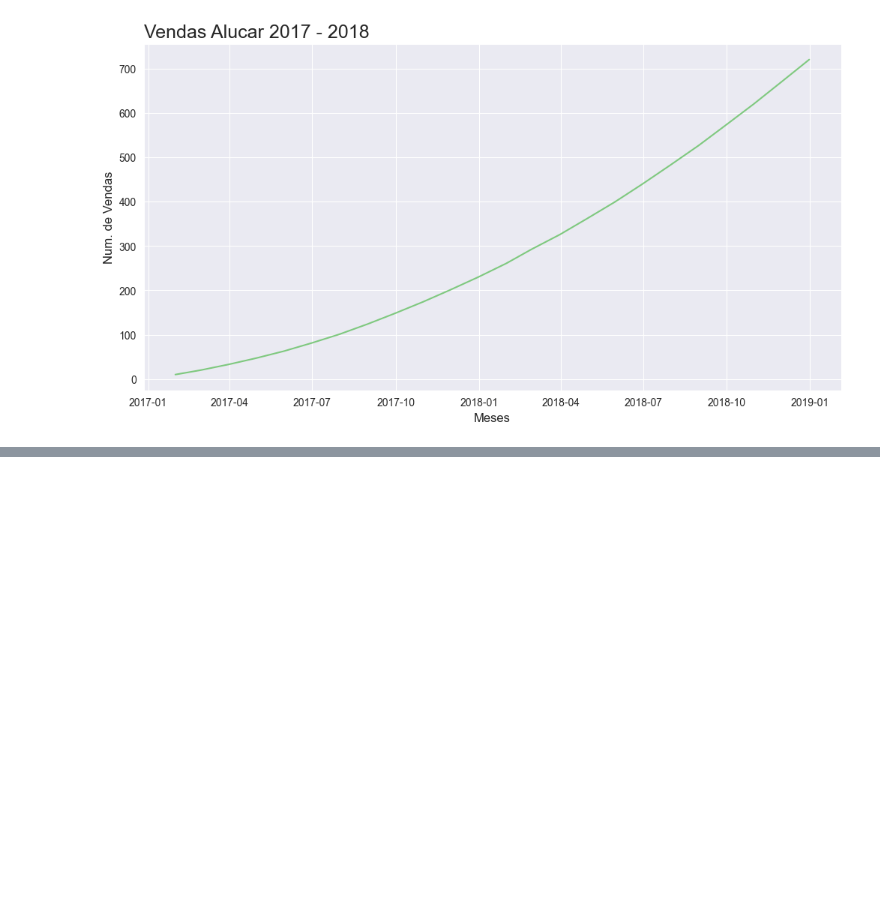
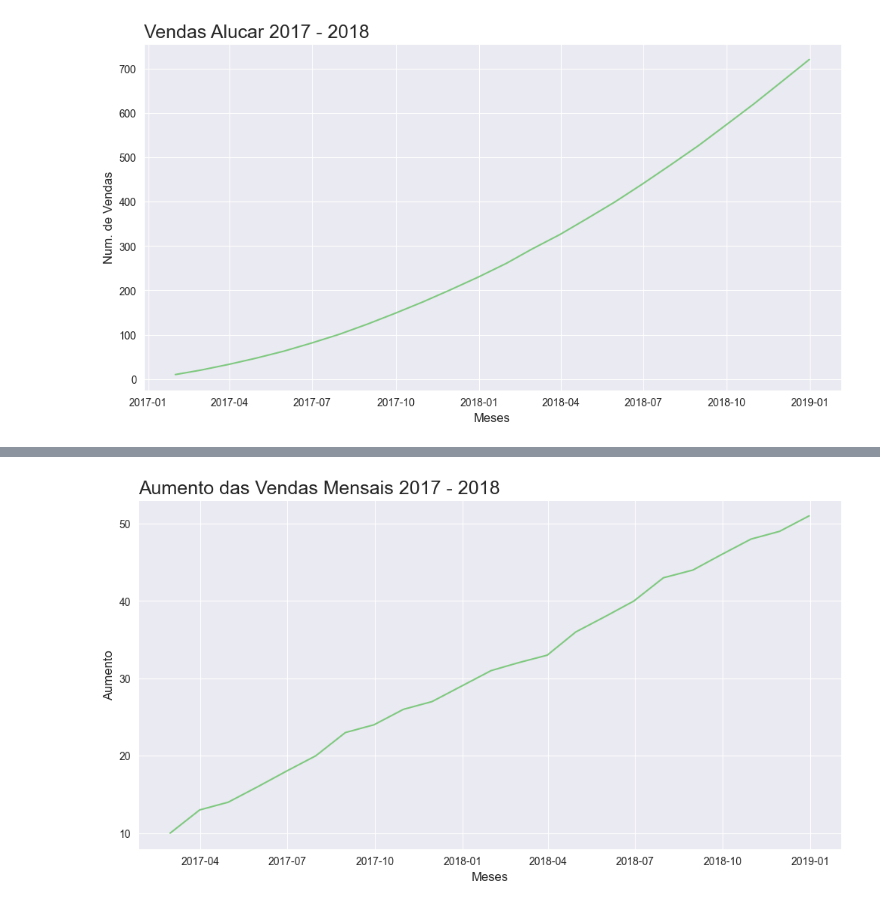
Before and after one commit to PurpleLobster31/Analise-de-series-temporais, a Jupyter notebook: Time Series.ipynb, the cells around one changed output, grey strips where cells are left out. Drawn from its saved outputs; the diff is of its cells as text; code cells hidden in the pictures; blank space fills up the shorter version.

```diff
--- a/Time Series.ipynb
+++ b/Time Series.ipynb
@@ -73,0 +83,2 @@ alucar_linha.figure
+# %%
+alucar['aumento'] = alucar['vendas'].diff()
@@ -73,0 +94,11 @@ alucar_linha.figure
+# %%
+sns.set_palette('Accent')
+sns.set_style('darkgrid')
+alucar_aumento = sns.lineplot(alucar, x='mes', y='aumento')
+alucar_aumento.figure.set_size_inches(12,6)
+alucar_aumento.set_title('Aumento das Vendas Mensais 2017 - 2018', loc='left', fontsize=18)
+alucar_aumento.set_xlabel('Meses', fontsize = 12)
+alucar_aumento.set_ylabel('Aumento', fontsize = 12)
+alucar_aumento = alucar_aumento
+# %% [output]
+[figure, added]
```
Also changed, not shown: parts of 16 cells of this notebook.
